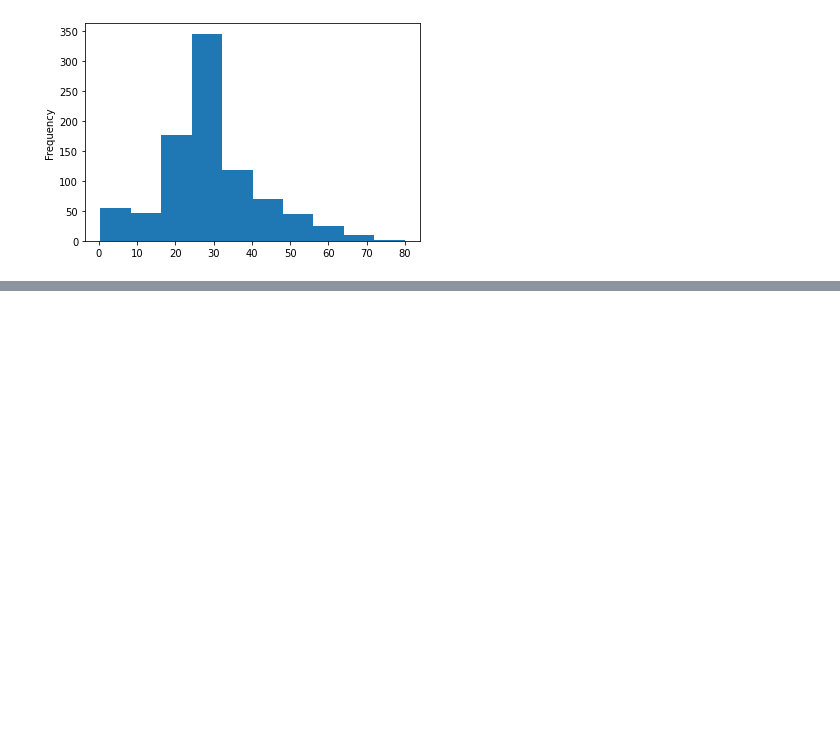
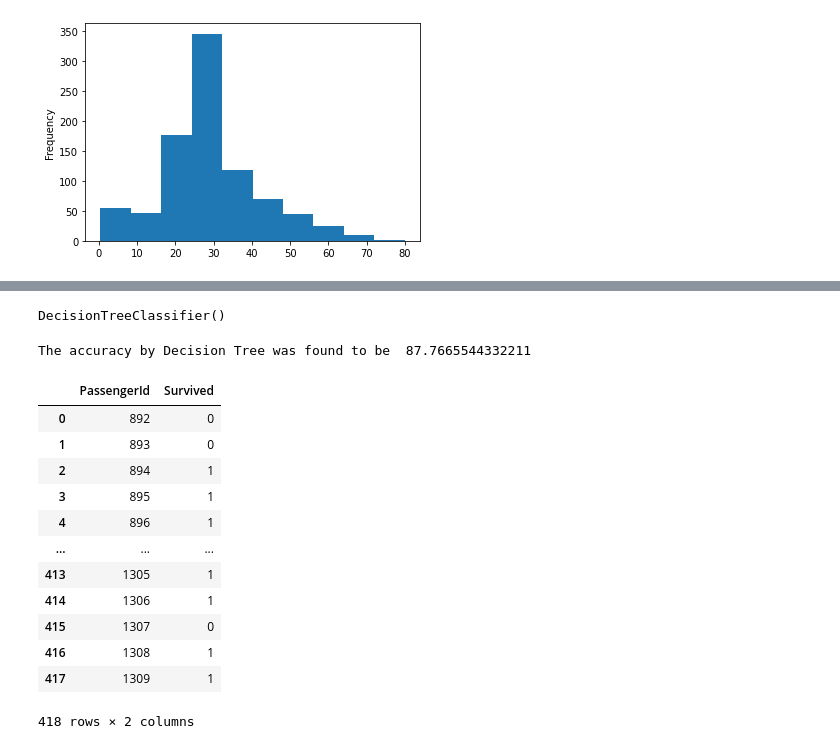
Before and after one commit to pranzalkhadka/Titanic_ML, a Jupyter notebook: Titanic_ML.ipynb, the cells around one changed output, grey strips where cells are left out. Cells and saved outputs as stored; diff of their text form; code cells hidden in the pictures; blank space fills up the shorter version.

Commit message:
Applying diferent models and predicting

```diff
--- a/Titanic_ML.ipynb
+++ b/Titanic_ML.ipynb
@@ -188,0 +300,3 @@ test_size
+# %%
+logisticregression = LogisticRegression()
+logisticregression.fit(x_train,y_train)
@@ -188,0 +316,7 @@ test_size
+# %%
+decisiontree = DecisionTreeClassifier()
+decisiontree.fit(x_train,y_train)
+# %% [output]
+DecisionTreeClassifier()
+# %%
+prediction = decisiontree.predict(x_test)
@@ -188,0 +325,27 @@ test_size
+# %%
+dt_accuracy = Accuracy * 100
+print("The accuracy by Decision Tree was found to be ",dt_accuracy)
+# %% [output]
+The accuracy by Decision Tree was found to be  87.7665544332211
+# %%
+Result = pd.DataFrame(
+    {"PassengerId" : test["PassengerId"],
+     "Survived" : prediction
+     }
+)
+# %%
+Result
+# %% [output]
+|  | PassengerId | Survived |
+| 0 | 892 | 0 |
+| 1 | 893 | 0 |
+| 2 | 894 | 1 |
+| 3 | 895 | 1 |
+| 4 | 896 | 1 |
+| ... | ... | ... |
+| 413 | 1305 | 1 |
+| 414 | 1306 | 1 |
+| 415 | 1307 | 0 |
+| 416 | 1308 | 1 |
+| 417 | 1309 | 1 |
+418 rows × 2 columns
```
Also changed, not shown: parts of 31 cells of this notebook.
